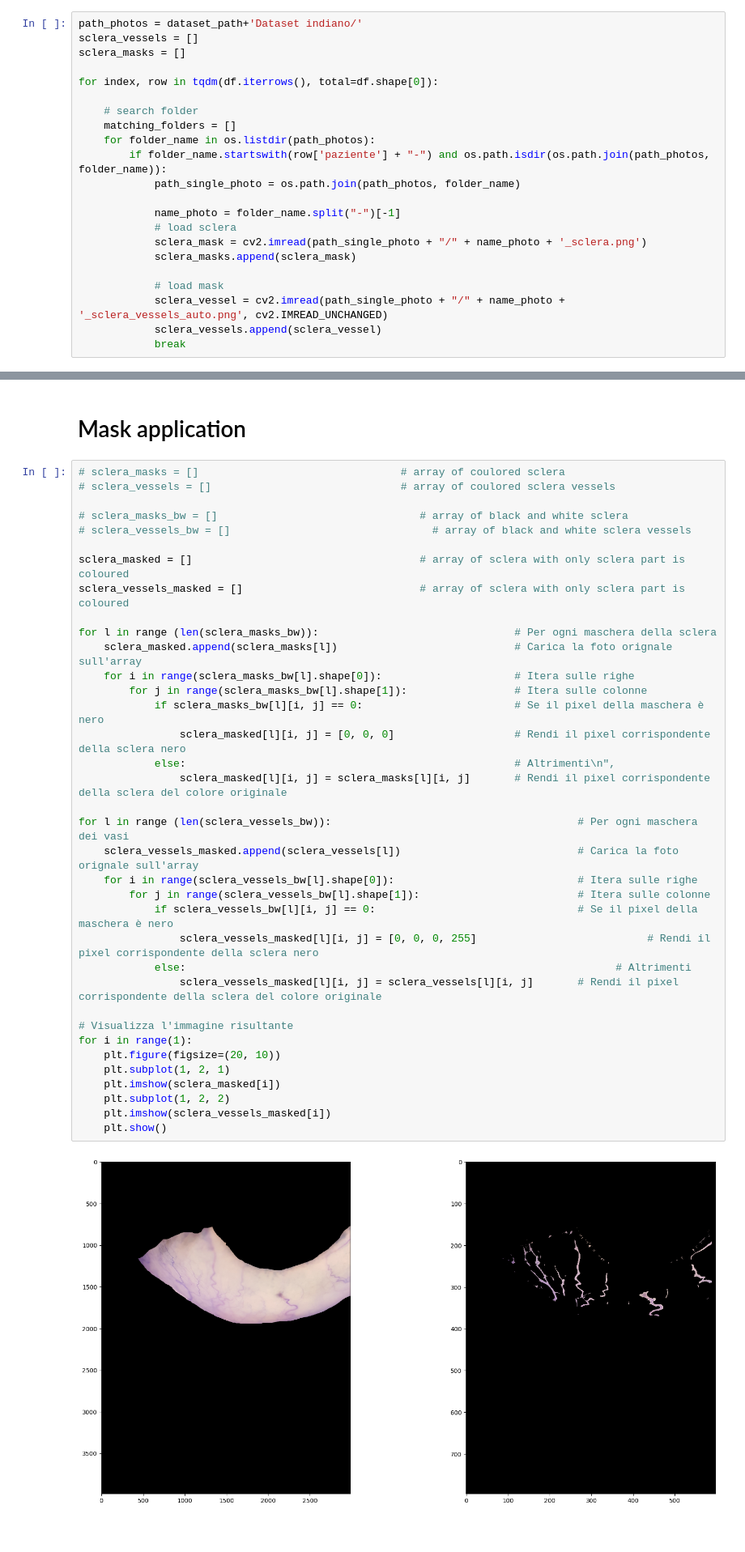
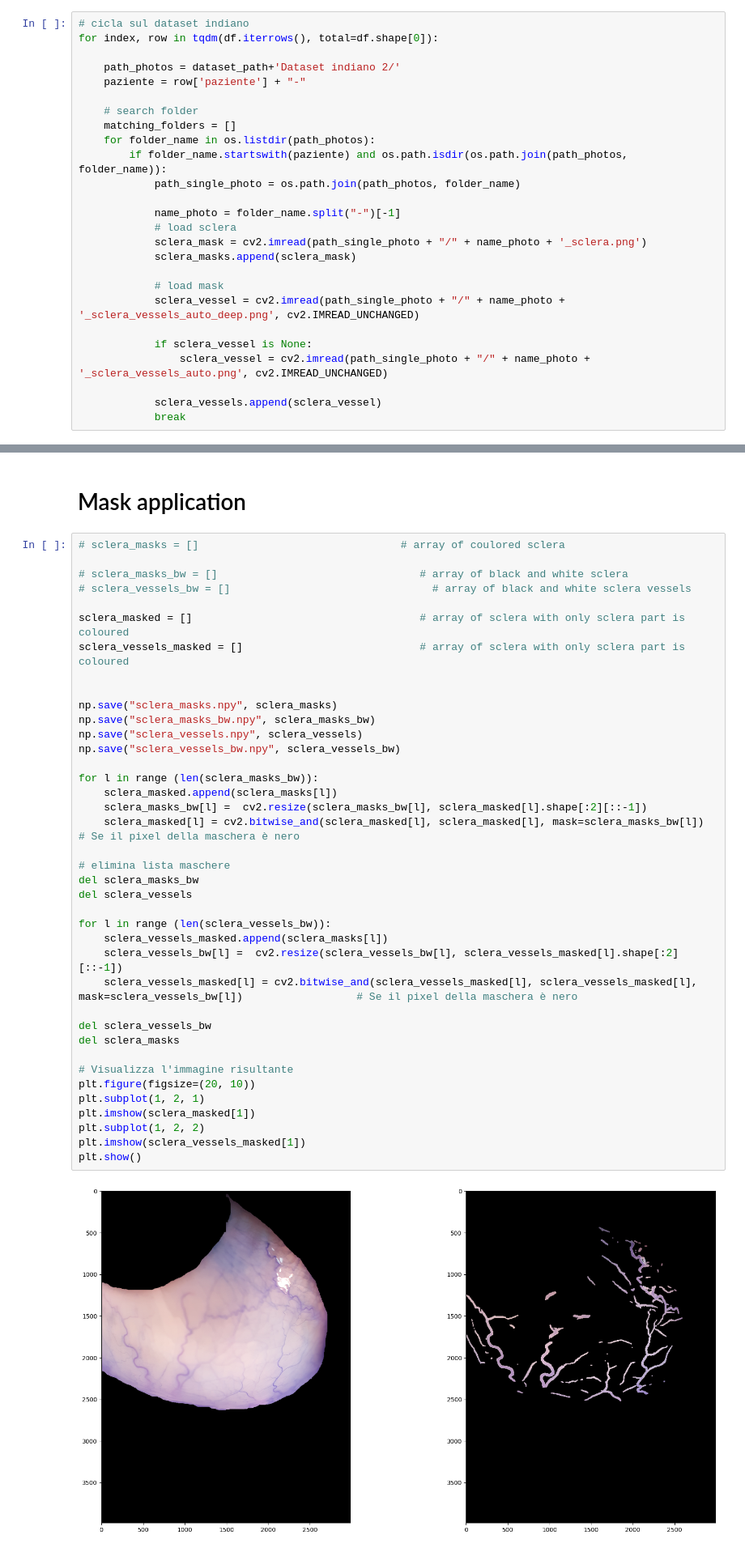
Before and after one commit to bralani/anemia-detection, a Jupyter notebook: density_evaluation.ipynb, the cells around one changed output, grey strips where cells are left out. Shown at 81% size. Cells and saved outputs as stored; diff of their text form.

```diff
--- a/density_evaluation.ipynb
+++ b/density_evaluation.ipynb
@@ -51,14 +115,14 @@ df.head()
 # %%
-path_photos = dataset_path+'Dataset indiano/'
-sclera_vessels = []
-sclera_masks = []
+# cicla sul dataset indiano
+for index, row in tqdm(df.iterrows(), total=df.shape[0]):
 
-for index, row in tqdm(df.iterrows(), total=df.shape[0]):
+    path_photos = dataset_path+'Dataset indiano 2/'
+    paziente = row['paziente'] + "-"
 
     # search folder
     matching_folders = []
     for folder_name in os.listdir(path_photos):
-        if folder_name.startswith(row['paziente'] + "-") and os.path.isdir(os.path.join(path_photos, folder_name)):
+        if folder_name.startswith(paziente) and os.path.isdir(os.path.join(path_photos, folder_name)):
             path_single_photo = os.path.join(path_photos, folder_name)
 
             name_photo = folder_name.split("-")[-1]
@@ -67,6 +131,10 @@ for index, row in tqdm(df.iterrows(), total=df.shape[0]):
             sclera_masks.append(sclera_mask)
 
             # load mask
-            sclera_vessel = cv2.imread(path_single_photo + "/" + name_photo + '_sclera_vessels_auto.png', cv2.IMREAD_UNCHANGED)
+            sclera_vessel = cv2.imread(path_single_photo + "/" + name_photo + '_sclera_vessels_auto_deep.png', cv2.IMREAD_UNCHANGED)
+
+            if sclera_vessel is None:
+                sclera_vessel = cv2.imread(path_single_photo + "/" + name_photo + '_sclera_vessels_auto.png', cv2.IMREAD_UNCHANGED)
+
             sclera_vessels.append(sclera_vessel)
             break
@@ -112,41 +239,44 @@ for i in range(1):
 # Mask application
 # %%
 # sclera_masks = []                                # array of coulored sclera
-# sclera_vessels = []                              # array of coulored sclera vessels
 
 # sclera_masks_bw = []                                # array of black and white sclera
 # sclera_vessels_bw = []                                # array of black and white sclera vessels
 
 sclera_masked = []                                    # array of sclera with only sclera part is coloured
 sclera_vessels_masked = []                            # array of sclera with only sclera part is coloured
 
-for l in range (len(sclera_masks_bw)):                               # Per ogni maschera della sclera
-    sclera_masked.append(sclera_masks[l])                            # Carica la foto orignale sull'array
-    for i in range(sclera_masks_bw[l].shape[0]):                     # Itera sulle righe
-        for j in range(sclera_masks_bw[l].shape[1]):                 # Itera sulle colonne
-            if sclera_masks_bw[l][i, j] == 0:                        # Se il pixel della maschera è nero
-                sclera_masked[l][i, j] = [0, 0, 0]                   # Rendi il pixel corrispondente della sclera nero
-            else:                                                    # Altrimenti\n",
-                sclera_masked[l][i, j] = sclera_masks[l][i, j]       # Rendi il pixel corrispondente della sclera del colore originale
 
-for l in range (len(sclera_vessels_bw)):                                       # Per ogni maschera dei vasi
-    sclera_vessels_masked.append(sclera_vessels[l])                            # Carica la foto orignale sull'array
-    for i in range(sclera_vessels_bw[l].shape[0]):                             # Itera sulle righe
-        for j in range(sclera_vessels_bw[l].shape[1]):                         # Itera sulle colonne
-            if sclera_vessels_bw[l][i, j] == 0:                                # Se il pixel della maschera è nero
-                sclera_vessels_masked[l][i, j] = [0, 0, 0, 255]                           # Rendi il pixel corrispondente della sclera nero
-            else:                                                                    # Altrimenti
-                sclera_vessels_masked[l][i, j] = sclera_vessels[l][i, j]       # Rendi il pixel corrispondente della sclera del colore originale
+np.save("sclera_masks.npy", sclera_masks)
+np.save("sclera_masks_bw.npy", sclera_masks_bw)
+np.save("sclera_vessels.npy", sclera_vessels)
+np.save("sclera_vessels_bw.npy", sclera_vessels_bw)
+
+for l in range (len(sclera_masks_bw)):
+    sclera_masked.append(sclera_masks[l])
+    sclera_masks_bw[l] =  cv2.resize(sclera_masks_bw[l], sclera_masked[l].shape[:2][::-1])
+    sclera_masked[l] = cv2.bitwise_and(sclera_masked[l], sclera_masked[l], mask=sclera_masks_bw[l])                  # Se il pixel della maschera è nero
+
+# elimina lista maschere
+del sclera_masks_bw
+del sclera_vessels
+
+for l in range (len(sclera_vessels_bw)):
+    sclera_vessels_masked.append(sclera_masks[l])
+    sclera_vessels_bw[l] =  cv2.resize(sclera_vessels_bw[l], sclera_vessels_masked[l].shape[:2][::-1])
+    sclera_vessels_masked[l] = cv2.bitwise_and(sclera_vessels_masked[l], sclera_vessels_masked[l], mask=sclera_vessels_bw[l])                  # Se il pixel della maschera è nero
+
+del sclera_vessels_bw
+del sclera_masks
 
 # Visualizza l'immagine risultante
-for i in range(1):
-    plt.figure(figsize=(20, 10))
-    plt.subplot(1, 2, 1)
-    plt.imshow(sclera_masked[i])
-    plt.subplot(1, 2, 2)
-    plt.imshow(sclera_vessels_masked[i])
-    plt.show()
+plt.figure(figsize=(20, 10))
+plt.subplot(1, 2, 1)
+plt.imshow(sclera_masked[1])
+plt.subplot(1, 2, 2)
+plt.imshow(sclera_vessels_masked[1])
+plt.show()
 # %% [output]
-[figure, old version]
+[figure, new version]
 # %% [markdown]
 # Metrics calculation (BGR)
```
Also changed, not shown: parts of 59 cells of this notebook.
